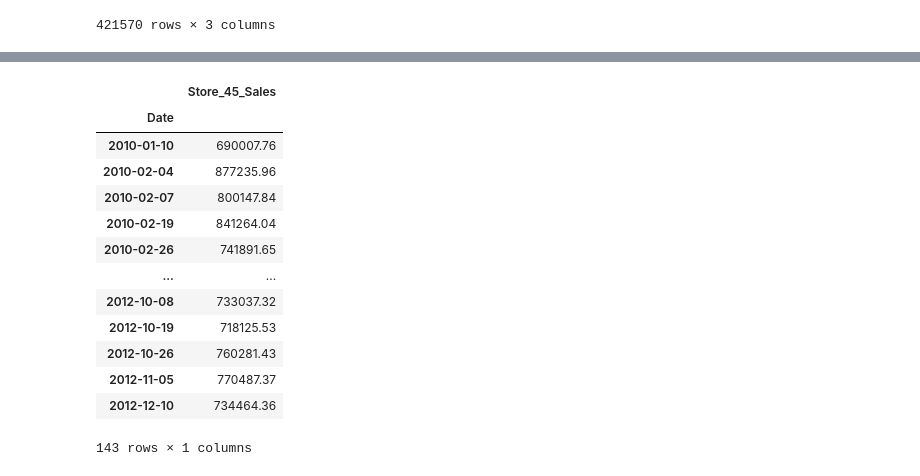
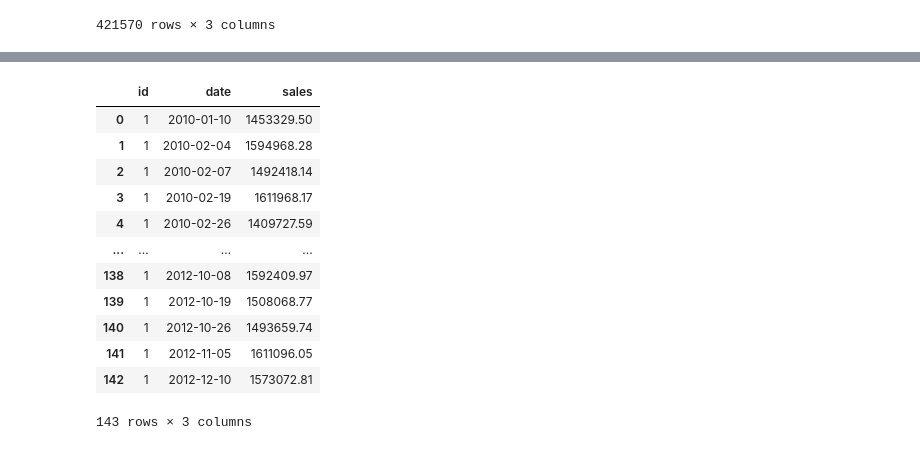
Before and after one commit to swdrich/etl-challenge, a Jupyter notebook: Sales_ETL_Copy.ipynb, the cells around one changed output, grey strips where cells are left out. Saved outputs shown, nothing was run; the diff lists cells and outputs as text; code cells hidden in the pictures.

```diff
--- a/Sales_ETL_Copy.ipynb
+++ b/Sales_ETL_Copy.ipynb
@@ -1115,23 +117,25 @@ store_44
-# %%
-# Find values for store 45
-
-store_45 = sales_df.loc[sales_df["Store"] == 45]
-store_45_grouped = store_45.groupby(store_45.Date).sum()
-store_45_grouped = store_45_grouped.drop(["Store"], axis=1)
-store_45 = store_45_grouped.rename(columns = {"Weekly_Sales": "Store_45_Sales"})
-store_45
-# %% [output]
-|  | Store_45_Sales |
-| Date |  |
-| 2010-01-10 | 690007.76 |
-| 2010-02-04 | 877235.96 |
-| 2010-02-07 | 800147.84 |
-| 2010-02-19 | 841264.04 |
-| 2010-02-26 | 741891.65 |
-| ... | ... |
-| 2012-10-08 | 733037.32 |
-| 2012-10-19 | 718125.53 |
-| 2012-10-26 | 760281.43 |
-| 2012-11-05 | 770487.37 |
-| 2012-12-10 | 734464.36 |
-143 rows × 1 columns
+# %%
+# Find values for store 1
+# Please note that this solution is very inelegant, but does get the job done.
+
+store_1 = sales_df.loc[sales_df["Store"] == 1]
+store_1_grouped = store_1.groupby(store_1.Date).sum()
+store_1_grouped = store_1_grouped.drop(["Store"], axis=1)
+store_1 = store_1_grouped.reset_index()
+store_1 = store_1.rename(columns = {"Weekly_Sales": "sales", "Date": "date"})
+store_1.insert(loc=0, column="id", value=1)
+store_1
+# %% [output]
+|  | id | date | sales |
+| 0 | 1 | 2010-01-10 | 1453329.50 |
+| 1 | 1 | 2010-02-04 | 1594968.28 |
+| 2 | 1 | 2010-02-07 | 1492418.14 |
+| 3 | 1 | 2010-02-19 | 1611968.17 |
+| 4 | 1 | 2010-02-26 | 1409727.59 |
+| ... | ... | ... | ... |
+| 138 | 1 | 2012-10-08 | 1592409.97 |
+| 139 | 1 | 2012-10-19 | 1508068.77 |
+| 140 | 1 | 2012-10-26 | 1493659.74 |
+| 141 | 1 | 2012-11-05 | 1611096.05 |
+| 142 | 1 | 2012-12-10 | 1573072.81 |
+143 rows × 3 columns
```
Also changed, not shown: parts of 96 cells of this notebook, 2 other files.
